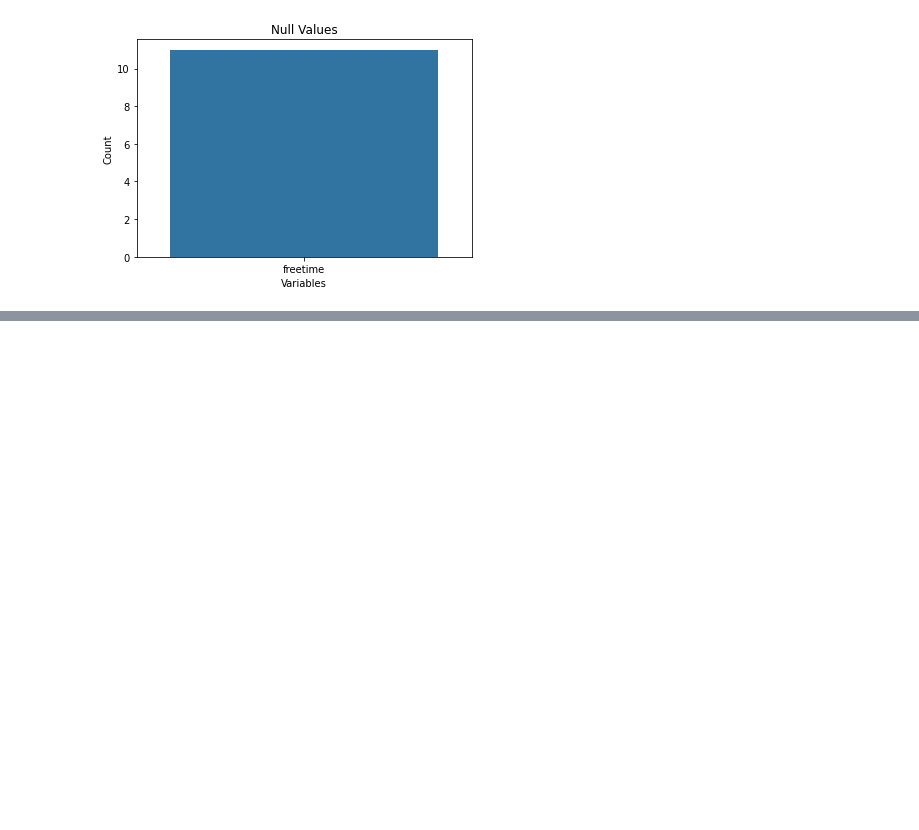
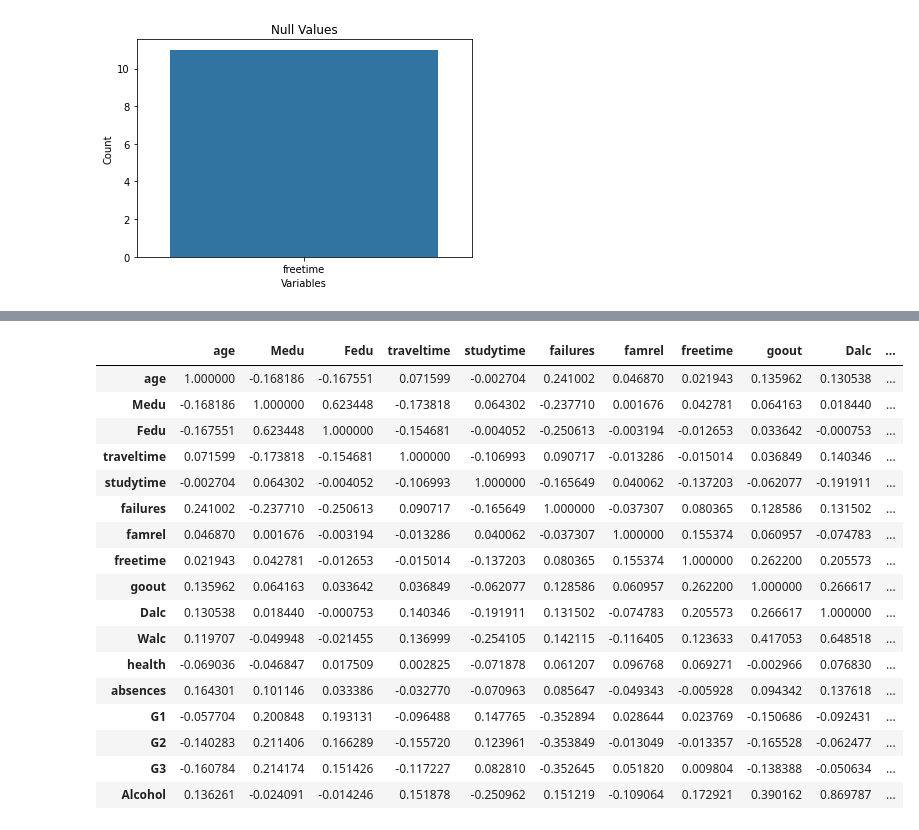
Before and after one commit to Anna-MariaSjolund/Data-Handling-Anna-MariaSjolund, a Jupyter notebook: Exercises/week1_01.ipynb, the cells around one changed output, grey strips where cells are left out. Cells and saved outputs as stored; diff of their text form; code cells hidden in the pictures; blank space fills up the shorter version.

```diff
--- a/Exercises/week1_01.ipynb
+++ b/Exercises/week1_01.ipynb
@@ -234,0 +252,21 @@ plot_missing(students_miss_del)
+# %%
+students_miss_del.corr(method="pearson")
+# %% [output]
+|  | age | Medu | Fedu | traveltime | studytime | failures | famrel | freetime | goout | Dalc | ... |
+| age | 1.000000 | -0.168186 | -0.167551 | 0.071599 | -0.002704 | 0.241002 | 0.046870 | 0.021943 | 0.135962 | 0.130538 | ... |
+| Medu | -0.168186 | 1.000000 | 0.623448 | -0.173818 | 0.064302 | -0.237710 | 0.001676 | 0.042781 | 0.064163 | 0.018440 | ... |
+| Fedu | -0.167551 | 0.623448 | 1.000000 | -0.154681 | -0.004052 | -0.250613 | -0.003194 | -0.012653 | 0.033642 | -0.000753 | ... |
+| traveltime | 0.071599 | -0.173818 | -0.154681 | 1.000000 | -0.106993 | 0.090717 | -0.013286 | -0.015014 | 0.036849 | 0.140346 | ... |
+| studytime | -0.002704 | 0.064302 | -0.004052 | -0.106993 | 1.000000 | -0.165649 | 0.040062 | -0.137203 | -0.062077 | -0.191911 | ... |
+| failures | 0.241002 | -0.237710 | -0.250613 | 0.090717 | -0.165649 | 1.000000 | -0.037307 | 0.080365 | 0.128586 | 0.131502 | ... |
+| famrel | 0.046870 | 0.001676 | -0.003194 | -0.013286 | 0.040062 | -0.037307 | 1.000000 | 0.155374 | 0.060957 | -0.074783 | ... |
+| freetime | 0.021943 | 0.042781 | -0.012653 | -0.015014 | -0.137203 | 0.080365 | 0.155374 | 1.000000 | 0.262200 | 0.205573 | ... |
+| goout | 0.135962 | 0.064163 | 0.033642 | 0.036849 | -0.062077 | 0.128586 | 0.060957 | 0.262200 | 1.000000 | 0.266617 | ... |
+| Dalc | 0.130538 | 0.018440 | -0.000753 | 0.140346 | -0.191911 | 0.131502 | -0.074783 | 0.205573 | 0.266617 | 1.000000 | ... |
+| Walc | 0.119707 | -0.049948 | -0.021455 | 0.136999 | -0.254105 | 0.142115 | -0.116405 | 0.123633 | 0.417053 | 0.648518 | ... |
+| health | -0.069036 | -0.046847 | 0.017509 | 0.002825 | -0.071878 | 0.061207 | 0.096768 | 0.069271 | -0.002966 | 0.076830 | ... |
+| absences | 0.164301 | 0.101146 | 0.033386 | -0.032770 | -0.070963 | 0.085647 | -0.049343 | -0.005928 | 0.094342 | 0.137618 | ... |
+| G1 | -0.057704 | 0.200848 | 0.193131 | -0.096488 | 0.147765 | -0.352894 | 0.028644 | 0.023769 | -0.150686 | -0.092431 | ... |
+| G2 | -0.140283 | 0.211406 | 0.166289 | -0.155720 | 0.123961 | -0.353849 | -0.013049 | -0.013357 | -0.165528 | -0.062477 | ... |
+| G3 | -0.160784 | 0.214174 | 0.151426 | -0.117227 | 0.082810 | -0.352645 | 0.051820 | 0.009804 | -0.138388 | -0.050634 | ... |
+| Alcohol | 0.136261 | -0.024091 | -0.014246 | 0.151878 | -0.250962 | 0.151219 | -0.109064 | 0.172921 | 0.390162 | 0.869787 | ... |
```
Also changed, not shown: parts of 5 cells of this notebook.
